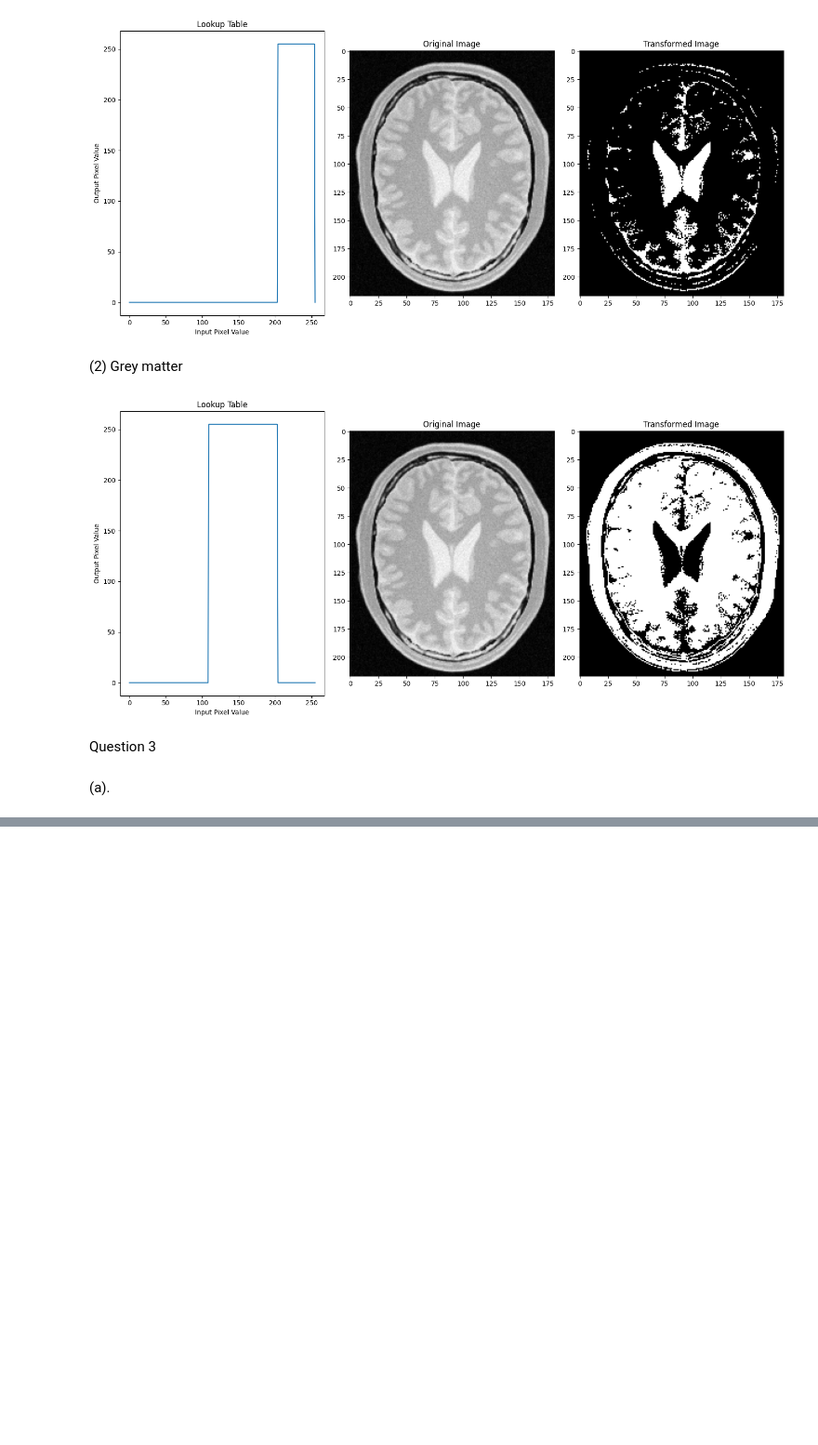
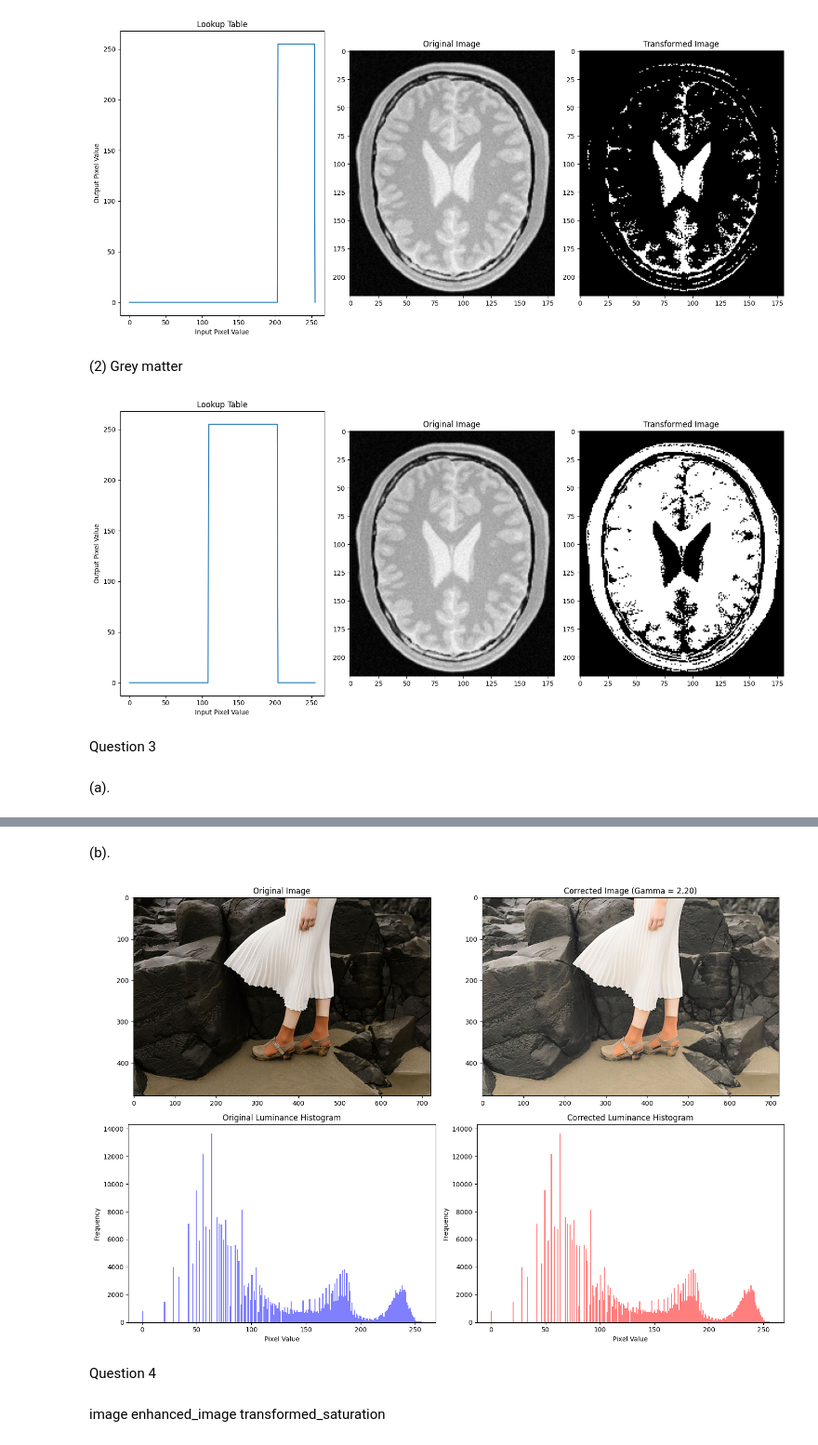
Before and after one commit to PrabashwaraBBWijesekara/Intensity_Transformation_and_Neighborhood_Filtering, a Jupyter notebook: assigment_1.ipynb, the cells around one changed output, grey strips where cells are left out. Shown at 93% size. Cells and saved outputs as stored; diff of their text form; code cells hidden in the pictures; blank space fills up the shorter version.

Commit message:
Question 4 tried

```diff
--- a/assigment_1.ipynb
+++ b/assigment_1.ipynb
@@ -265,0 +278,59 @@ SyntaxError: (unicode error) 'unicodeescape' codec can't decode bytes in positio
+# %% [markdown]
+(b).
+# %%
+import cv2
+import numpy as np
+import matplotlib.pyplot as plt
+
+def gamma_correction(image, gamma):
+    corrected_image = np.power(image / 255.0, 1.0 / gamma)
+    corrected_image = (corrected_image * 255).astype(np.uint8)
+    return corrected_image
+
+gamma = 2.2
+image_path = "highlights_and_shadows.jpg"
+original_image = cv2.imread(image_path)
+
+# Convert the image to LAB color space
+lab_image = cv2.cvtColor(original_image, cv2.COLOR_BGR2LAB)
+
+# Extract the L channel
+l_channel = lab_image[:, :, 0]
+
+# Apply gamma correction to the L channel
+corrected_l_channel = gamma_correction(l_channel, gamma)
+
+# Update the LAB image with the corrected L channel
+lab_image[:, :, 0] = corrected_l_channel
+
+# Convert the corrected LAB image back to BGR color space
+corrected_image = cv2.cvtColor(lab_image, cv2.COLOR_LAB2BGR)
+
+plt.figure(figsize=(15, 10))
+
+plt.subplot(2, 2, 1)
+plt.imshow(cv2.cvtColor(original_image, cv2.COLOR_BGR2RGB))
+plt.title("Original Image")
+
+plt.subplot(2, 2, 2)
+plt.imshow(cv2.cvtColor(corrected_image, cv2.COLOR_BGR2RGB))
+plt.title("Corrected Image (Gamma = {:.2f})".format(gamma))
+
+plt.subplot(2, 2, 3)
+plt.hist(l_channel.ravel(), bins=256, range=[0, 256], color='blue', alpha=0.5)
+plt.title("Original Luminance Histogram")
+plt.xlabel("Pixel Value")
+plt.ylabel("Frequency")
+
+plt.subplot(2, 2, 4)
+plt.hist(corrected_l_channel.ravel(), bins=256, range=[0, 256], color='red', alpha=0.5)
+plt.title("Corrected Luminance Histogram")
+plt.xlabel("Pixel Value")
+plt.ylabel("Frequency")
+
+plt.tight_layout()
+plt.show()
+# %% [output]
+[figure, added]
+# %% [markdown]
+Question 4
@@ -265,0 +401,4 @@ SyntaxError: (unicode error) 'unicodeescape' codec can't decode bytes in positio
+# %% [markdown]
+image
+enhanced_image
+transformed_saturation
```
Also changed, not shown: parts of 4 cells of this notebook, 1 other file.
